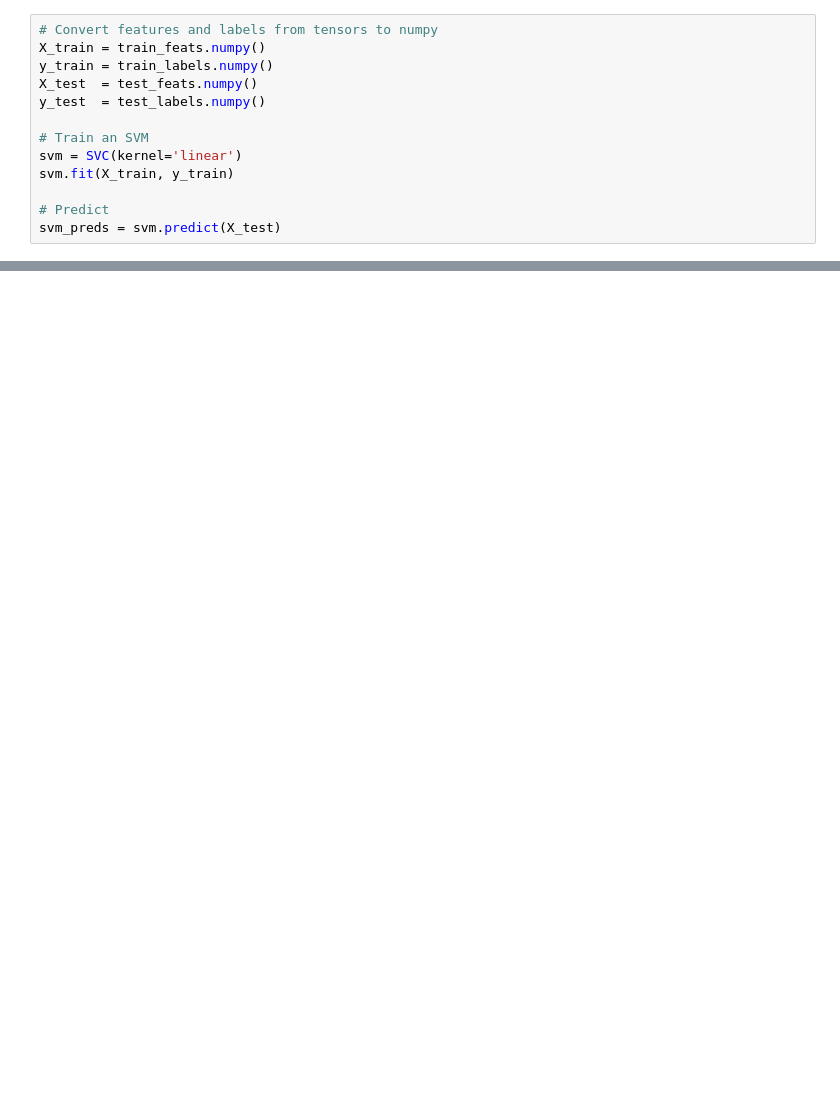
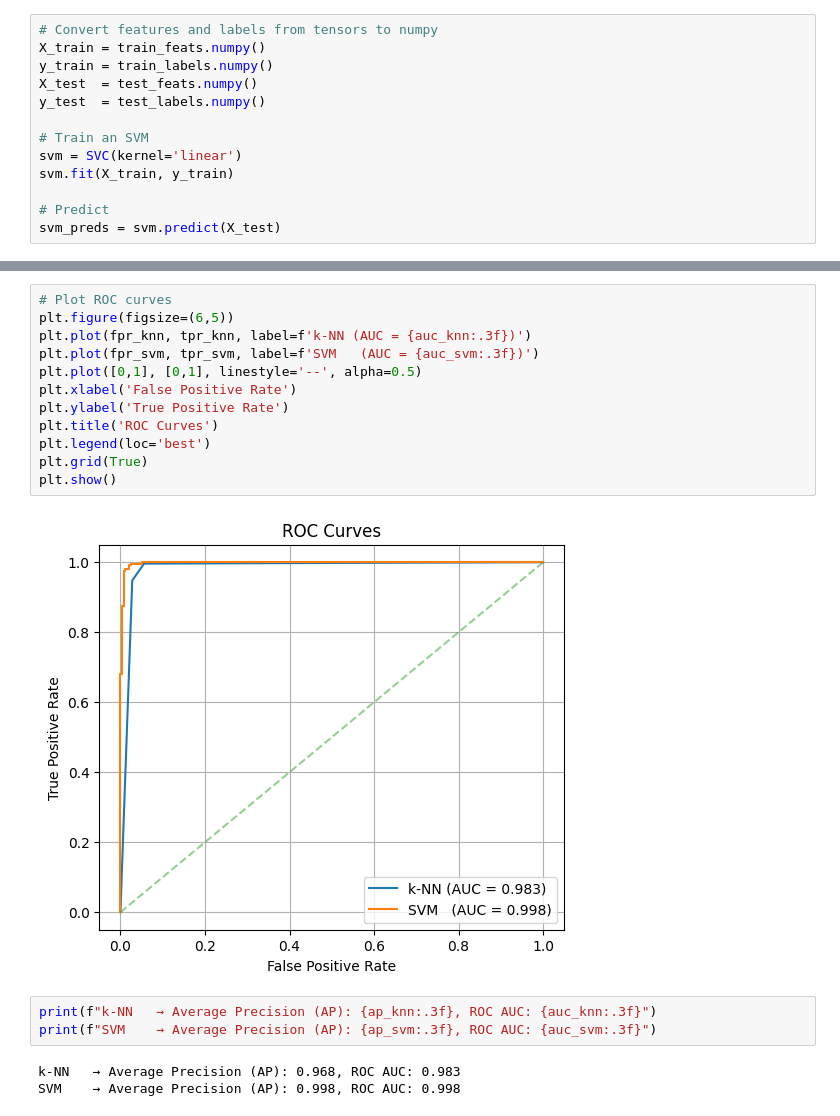
Before and after one commit to Gurpranked/Grad-CV-I_Final-Project, a Jupyter notebook: cnn.ipynb, the cells around one changed output, grey strips where cells are left out. Drawn from its saved outputs; the diff is of its cells as text; blank space fills up the shorter version.

```diff
--- a/cnn.ipynb
+++ b/cnn.ipynb
@@ -166,0 +242,20 @@ weighted avg       0.88      0.88      0.88      1200
+# %%
+# Plot ROC curves
+plt.figure(figsize=(6,5))
+plt.plot(fpr_knn, tpr_knn, label=f'k-NN (AUC = {auc_knn:.3f})')
+plt.plot(fpr_svm, tpr_svm, label=f'SVM   (AUC = {auc_svm:.3f})')
+plt.plot([0,1], [0,1], linestyle='--', alpha=0.5)
+plt.xlabel('False Positive Rate')
+plt.ylabel('True Positive Rate')
+plt.title('ROC Curves')
+plt.legend(loc='best')
+plt.grid(True)
+plt.show()
+# %% [output]
+[figure, added]
+# %%
+print(f"k-NN   → Average Precision (AP): {ap_knn:.3f}, ROC AUC: {auc_knn:.3f}")
+print(f"SVM    → Average Precision (AP): {ap_svm:.3f}, ROC AUC: {auc_svm:.3f}")
+# %% [output]
+k-NN   → Average Precision (AP): 0.968, ROC AUC: 0.983
+SVM    → Average Precision (AP): 0.998, ROC AUC: 0.998
```
Also changed, not shown: parts of 10 cells of this notebook.
